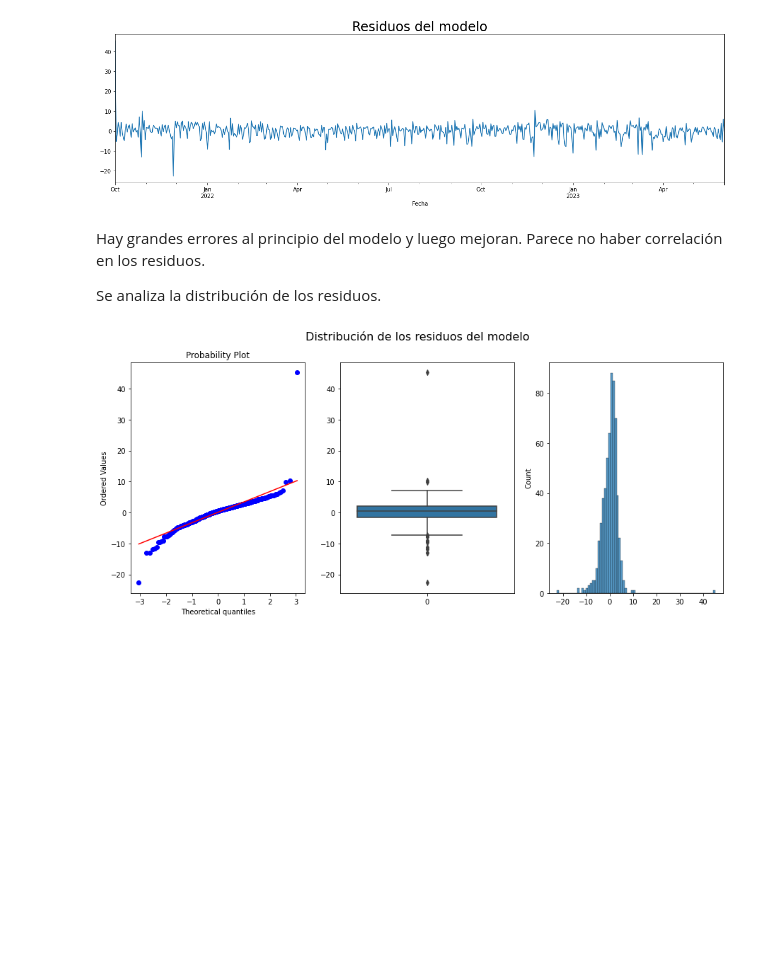
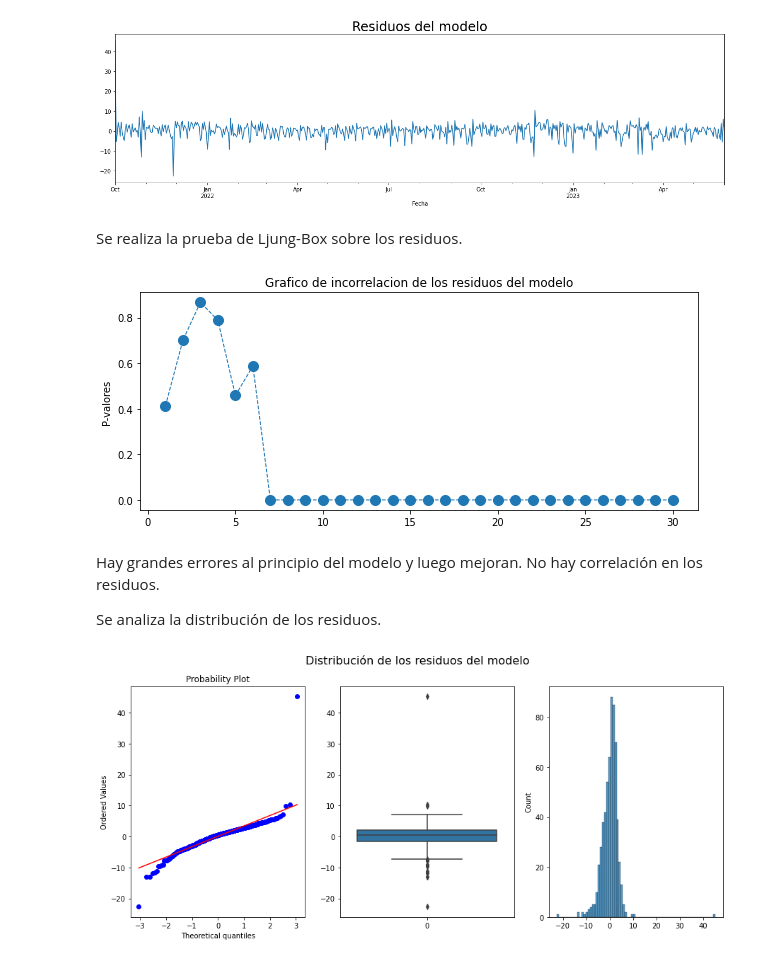
Before and after one commit to rstvz90/AST_G4, a Jupyter notebook: TP_G4_Consumo.ipynb, the cells around one changed output. Saved outputs shown, nothing was run; the diff lists cells and outputs as text; code cells hidden in the pictures; blank space fills up the shorter version.

```diff
--- a/TP_G4_Consumo.ipynb
+++ b/TP_G4_Consumo.ipynb
@@ -1057,8 +1079,17 @@ plt.title("Residuos del modelo",size=24)
 plt.show()
 # %% [output]
 [figure]
+# %% [markdown]
+Se realiza la prueba de Ljung-Box sobre los residuos.
+# %%
+Incorr_residuos_arima = sm.stats.acorr_ljungbox(modelo_arima.resid, lags=30);
+plt.plot(Incorr_residuos_arima.lb_pvalue, marker='o', markersize=10, linestyle='--', linewidth=1);
+plt.title("Grafico de incorrelacion de los residuos del modelo");
+plt.ylabel("P-valores ");
+# %% [output]
+[figure, added]
 # %% [markdown]
-Hay grandes errores al principio del modelo y luego mejoran. Parece no haber correlación en los residuos.
+Hay grandes errores al principio del modelo y luego mejoran. No hay correlación en los residuos.
 
 Se analiza la distribución de los residuos.
 # %%
```
Also changed, not shown: parts of 110 cells of this notebook.
